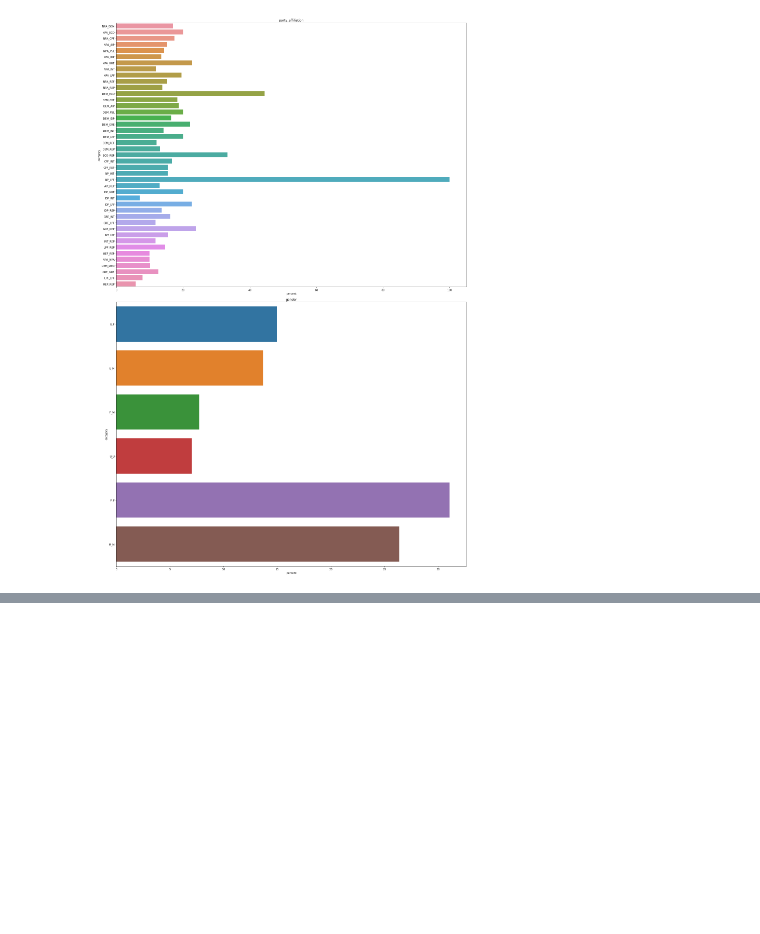
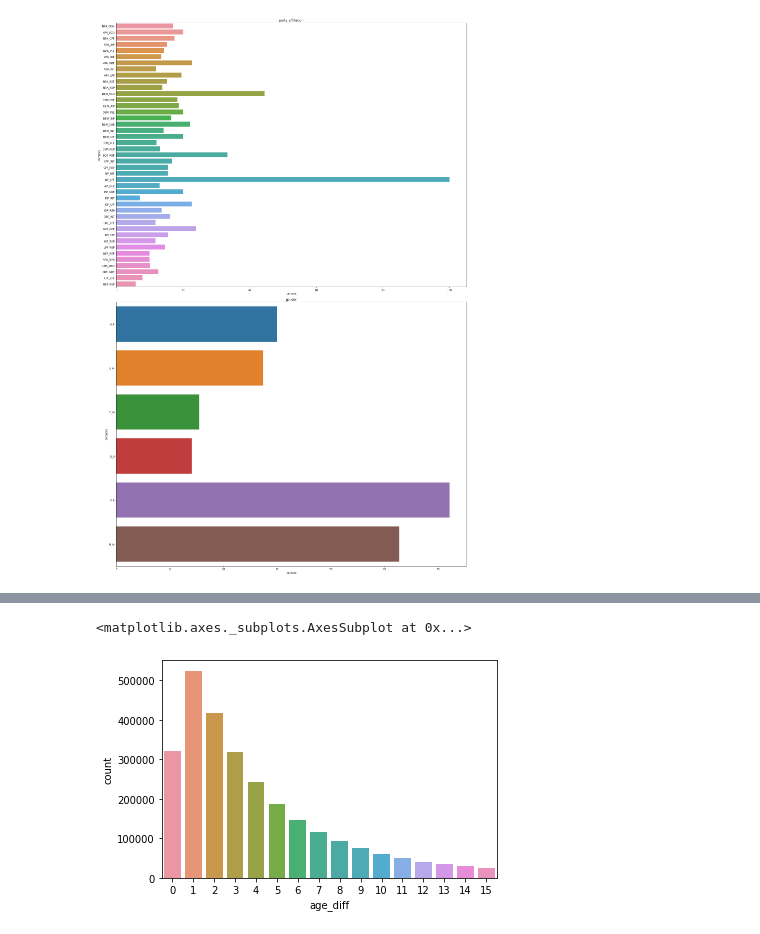
Before and after one commit to ParasAvkirkar/PoliticalPolarizationAndMarriage, a Jupyter notebook: florida_couples_separated.ipynb, the cells around one changed output, grey strips where cells are left out. Cells and saved outputs as stored; diff of their text form; code cells hidden in the pictures; blank space fills up the shorter version.

Commit message:
Age diff vs separation rates

```diff
--- a/florida_couples_separated.ipynb
+++ b/florida_couples_separated.ipynb
@@ -547,0 +483,2 @@ race_df["percent_round"] = race_df["percent"].round(2)
+# %%
+age_diff_total_counts = couples_df_found.groupby(["age_diff"])["age_diff"].agg(["count"]).reset_index()
@@ -547,0 +494,5 @@ race_df["percent_round"] = race_df["percent"].round(2)
+# %%
+sns.barplot(x="age_diff", y="count", data=age_diff_total_counts)
+# %% [output]
+<matplotlib.axes._subplots.AxesSubplot at 0x...>
+[figure, added]
```
Also changed, not shown: parts of 32 cells of this notebook.
